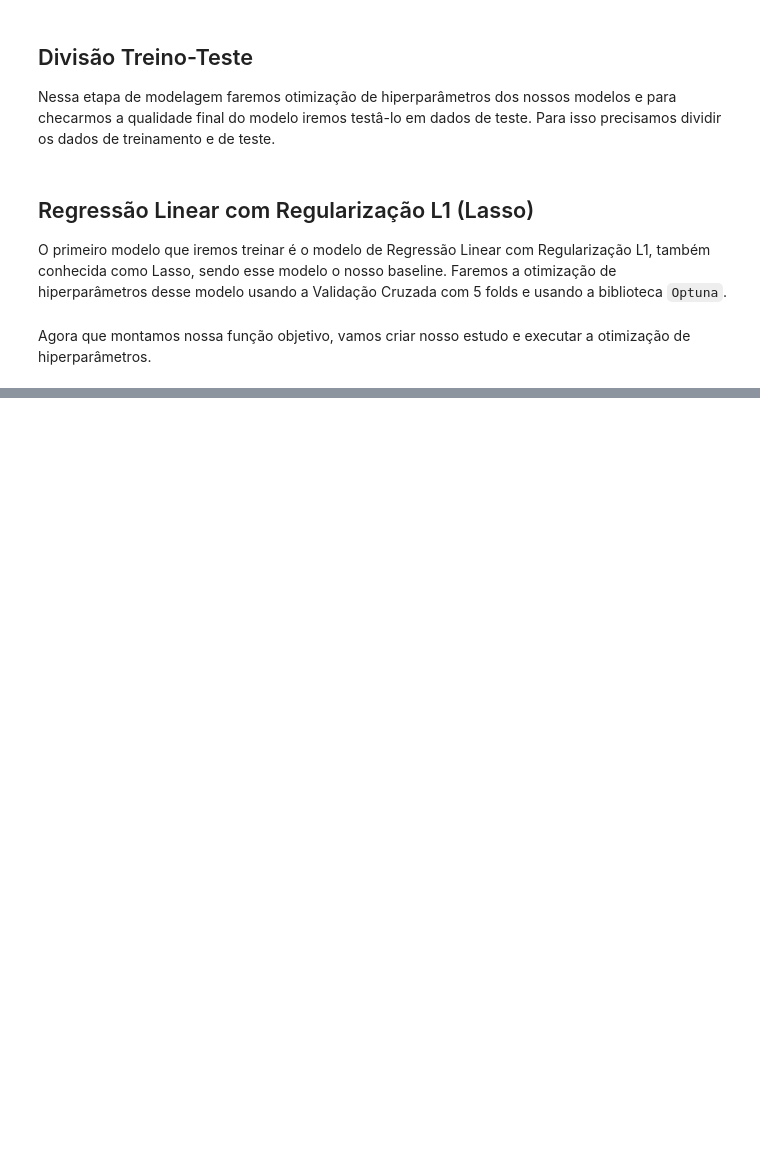
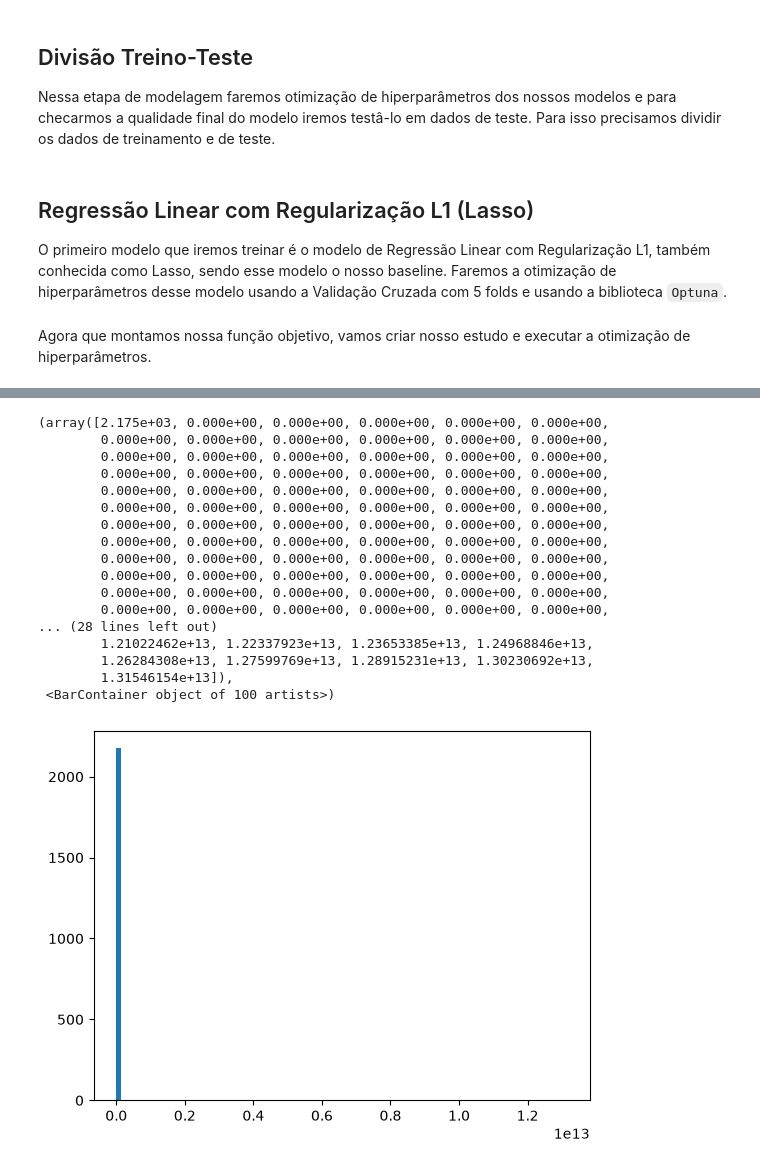
Before and after one commit to gauloish/meu-ape, a Jupyter notebook: notebooks/05_modeling.ipynb, the cells around one changed output, grey strips where cells are left out. Saved outputs shown, nothing was run; the diff lists cells and outputs as text; code cells hidden in the pictures; blank space fills up the shorter version.

```diff
--- a/notebooks/05_modeling.ipynb
+++ b/notebooks/05_modeling.ipynb
@@ -144,0 +187,21 @@ study.optimize(
+# %%
+plt.hist(y_pred, bins=100)
+# %% [output]
+(array([2.175e+03, 0.000e+00, 0.000e+00, 0.000e+00, 0.000e+00, 0.000e+00,
+        0.000e+00, 0.000e+00, 0.000e+00, 0.000e+00, 0.000e+00, 0.000e+00,
+        0.000e+00, 0.000e+00, 0.000e+00, 0.000e+00, 0.000e+00, 0.000e+00,
+        0.000e+00, 0.000e+00, 0.000e+00, 0.000e+00, 0.000e+00, 0.000e+00,
+        0.000e+00, 0.000e+00, 0.000e+00, 0.000e+00, 0.000e+00, 0.000e+00,
+        0.000e+00, 0.000e+00, 0.000e+00, 0.000e+00, 0.000e+00, 0.000e+00,
+        0.000e+00, 0.000e+00, 0.000e+00, 0.000e+00, 0.000e+00, 0.000e+00,
+        0.000e+00, 0.000e+00, 0.000e+00, 0.000e+00, 0.000e+00, 0.000e+00,
+        0.000e+00, 0.000e+00, 0.000e+00, 0.000e+00, 0.000e+00, 0.000e+00,
+        0.000e+00, 0.000e+00, 0.000e+00, 0.000e+00, 0.000e+00, 0.000e+00,
+        0.000e+00, 0.000e+00, 0.000e+00, 0.000e+00, 0.000e+00, 0.000e+00,
+        0.000e+00, 0.000e+00, 0.000e+00, 0.000e+00, 0.000e+00, 0.000e+00,
+... (28 lines left out)
+        1.21022462e+13, 1.22337923e+13, 1.23653385e+13, 1.24968846e+13,
+        1.26284308e+13, 1.27599769e+13, 1.28915231e+13, 1.30230692e+13,
+        1.31546154e+13]),
+ <BarContainer object of 100 artists>)
+[figure, added]
```
Also changed, not shown: parts of 11 cells of this notebook.
